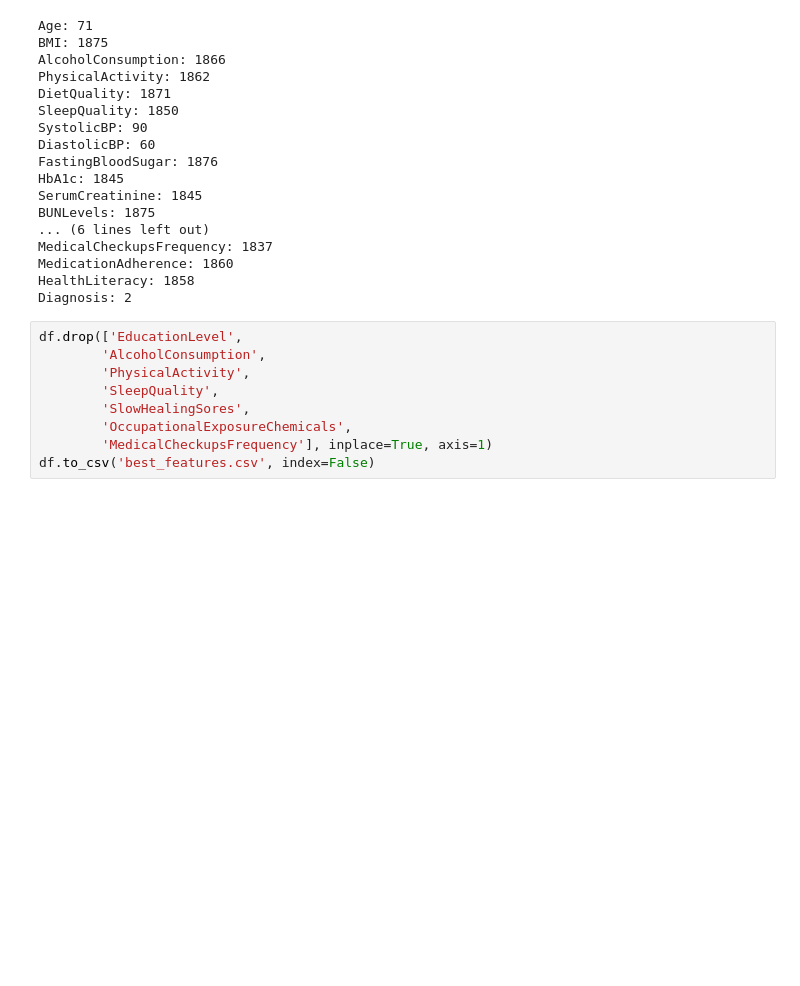
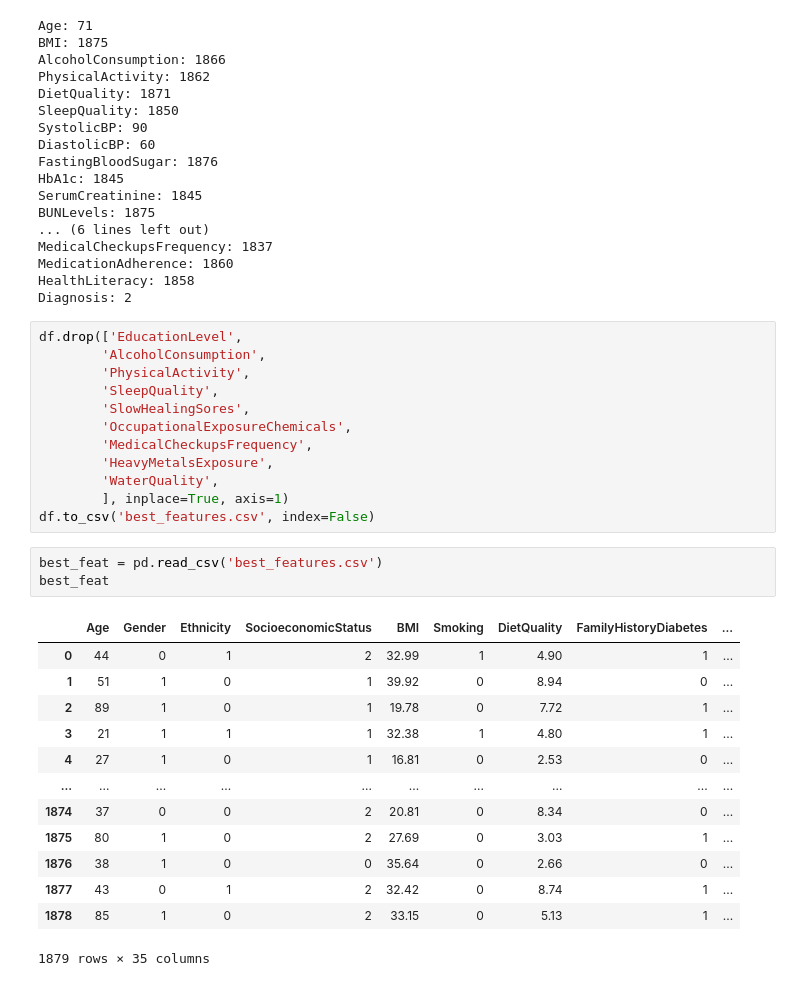
Before and after one commit to KopeckJames/diabetesprediction, a Jupyter notebook: James Notebook Clean.ipynb, the cells around one changed output. Saved outputs shown, nothing was run; the diff lists cells and outputs as text; blank space fills up the shorter version.

```diff
--- a/James Notebook Clean.ipynb
+++ b/James Notebook Clean.ipynb
@@ -231,8 +233,28 @@ df.drop(['EducationLevel',
         'SleepQuality',
         'SlowHealingSores',
         'OccupationalExposureChemicals',
-        'MedicalCheckupsFrequency'], inplace=True, axis=1)
+        'MedicalCheckupsFrequency',
+        'HeavyMetalsExposure',
+        'WaterQuality',
+        ], inplace=True, axis=1)
 df.to_csv('best_features.csv', index=False)
+# %%
+best_feat = pd.read_csv('best_features.csv')
+best_feat
+# %% [output]
+|  | Age | Gender | Ethnicity | SocioeconomicStatus | BMI | Smoking | DietQuality | FamilyHistoryDiabetes | ... |
+| 0 | 44 | 0 | 1 | 2 | 32.99 | 1 | 4.90 | 1 | ... |
+| 1 | 51 | 1 | 0 | 1 | 39.92 | 0 | 8.94 | 0 | ... |
+| 2 | 89 | 1 | 0 | 1 | 19.78 | 0 | 7.72 | 1 | ... |
+| 3 | 21 | 1 | 1 | 1 | 32.38 | 1 | 4.80 | 1 | ... |
+| 4 | 27 | 1 | 0 | 1 | 16.81 | 0 | 2.53 | 0 | ... |
+| ... | ... | ... | ... | ... | ... | ... | ... | ... | ... |
+| 1874 | 37 | 0 | 0 | 2 | 20.81 | 0 | 8.34 | 0 | ... |
+| 1875 | 80 | 1 | 0 | 2 | 27.69 | 0 | 3.03 | 1 | ... |
+| 1876 | 38 | 1 | 0 | 0 | 35.64 | 0 | 2.66 | 0 | ... |
+| 1877 | 43 | 0 | 1 | 2 | 32.42 | 0 | 8.74 | 1 | ... |
+| 1878 | 85 | 1 | 0 | 2 | 33.15 | 0 | 5.13 | 1 | ... |
+1879 rows × 35 columns
 # %%
 from sklearn.model_selection import train_test_split
 X = df_numerical.drop(["Diagnosis"],axis =1)
```
Also changed, not shown: parts of 10 cells of this notebook, 11 other files.
